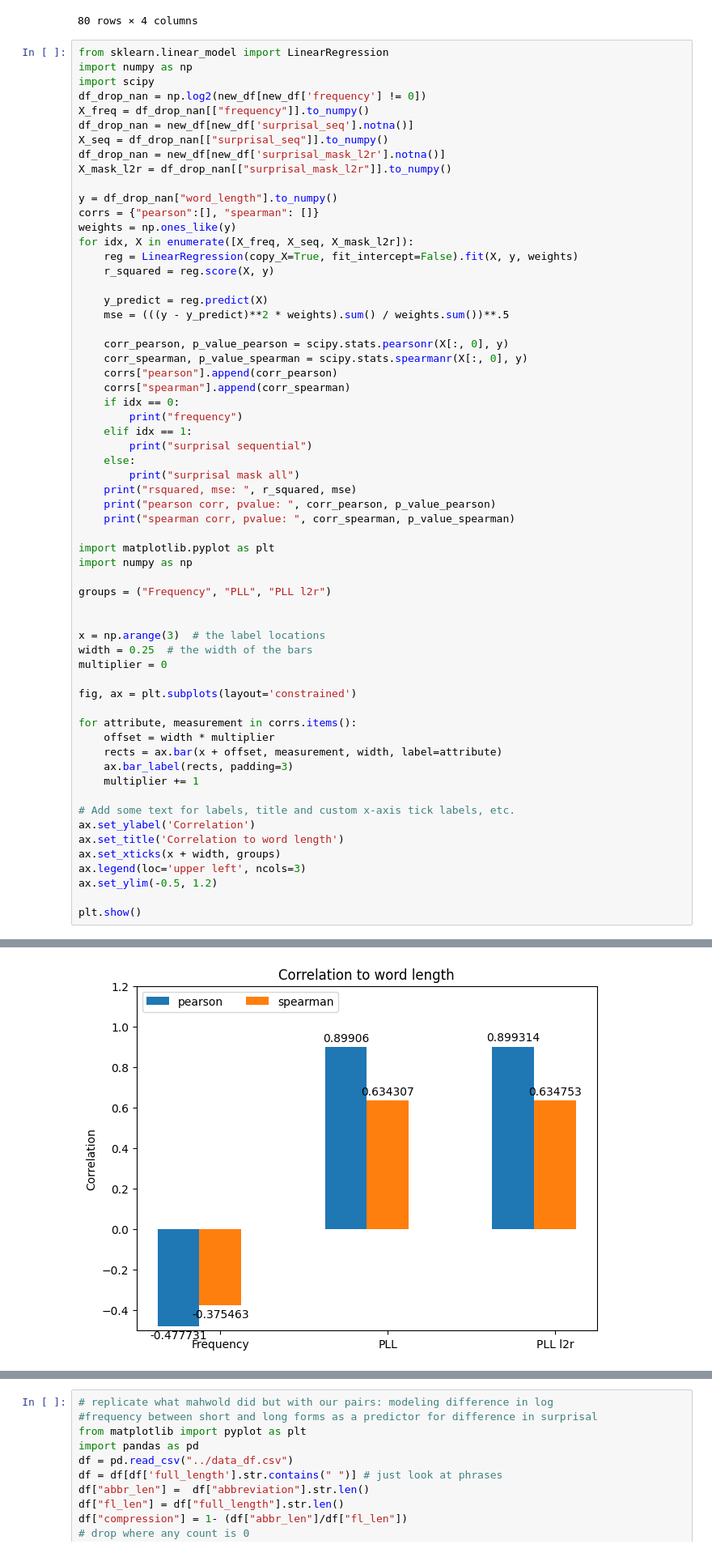
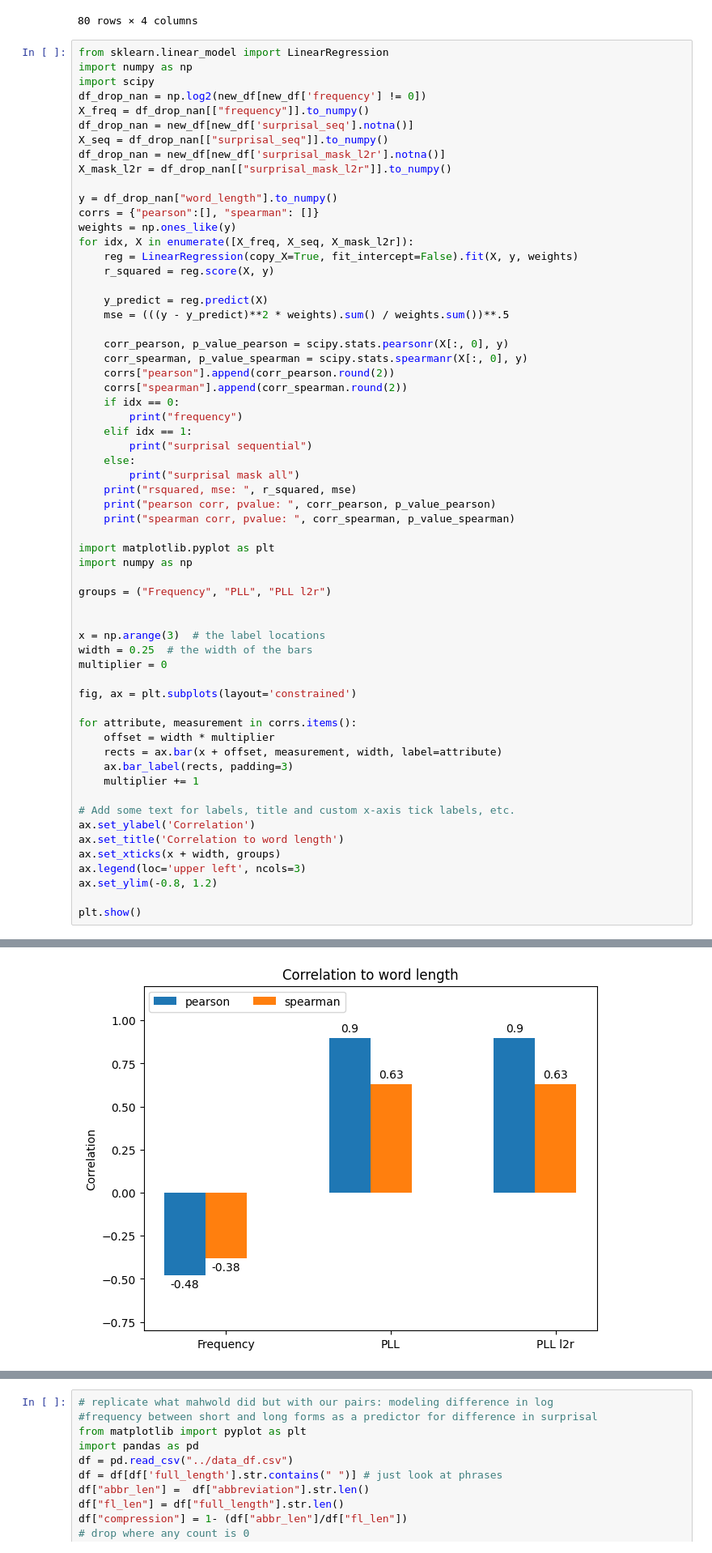
Before and after one commit to erafkin/twitter_abbreviation_word_length, a Jupyter notebook: notebooks/explore.ipynb, the cells around one changed output, grey strips where cells are left out. Shown at 81% size. Saved outputs shown, nothing was run; the diff lists cells and outputs as text.

```diff
--- a/notebooks/explore.ipynb
+++ b/notebooks/explore.ipynb
@@ -151,8 +151,8 @@ for idx, X in enumerate([X_freq, X_seq, X_mask_l2r]):
 
     corr_pearson, p_value_pearson = scipy.stats.pearsonr(X[:, 0], y)
     corr_spearman, p_value_spearman = scipy.stats.spearmanr(X[:, 0], y)
-    corrs["pearson"].append(corr_pearson)
-    corrs["spearman"].append(corr_spearman)
+    corrs["pearson"].append(corr_pearson.round(2))
+    corrs["spearman"].append(corr_spearman.round(2))
     if idx == 0:
         print("frequency")
     elif idx == 1:
@@ -174,35 +174,35 @@ width = 0.25  # the width of the bars
 multiplier = 0
 
 fig, ax = plt.subplots(layout='constrained')
 
 for attribute, measurement in corrs.items():
     offset = width * multiplier
     rects = ax.bar(x + offset, measurement, width, label=attribute)
     ax.bar_label(rects, padding=3)
     multiplier += 1
 
 # Add some text for labels, title and custom x-axis tick labels, etc.
 ax.set_ylabel('Correlation')
 ax.set_title('Correlation to word length')
 ax.set_xticks(x + width, groups)
 ax.legend(loc='upper left', ncols=3)
-ax.set_ylim(-0.5, 1.2)
+ax.set_ylim(-0.8, 1.2)
 
 plt.show()
 # %% [output]
 frequency
 rsquared, mse:  -0.7762661292049837 6.9200151243173895
 pearson corr, pvalue:  -0.47773101630228826 8.501347599453285e-06
 spearman corr, pvalue:  -0.375463226837511 0.0006504573244747261
 surprisal sequential
 rsquared, mse:  0.7946139027262346 2.3530900512682456
 pearson corr, pvalue:  0.8990600970020978 2.4119199805217238e-29
 spearman corr, pvalue:  0.6343073765619769 3.4712427975390723e-10
 surprisal mask all
 rsquared, mse:  0.7883727058493464 2.3885749092313215
 pearson corr, pvalue:  0.8993140012279627 2.1997234534028e-29
 spearman corr, pvalue:  0.6347525305779278 3.3449197441085556e-10
-[figure, old version]
+[figure, new version]
 # %%
 # replicate what mahwold did but with our pairs: modeling difference in log
 #frequency between short and long forms as a predictor for difference in surprisal
```
Also changed, not shown: parts of 7 cells of this notebook, 5 other files.
